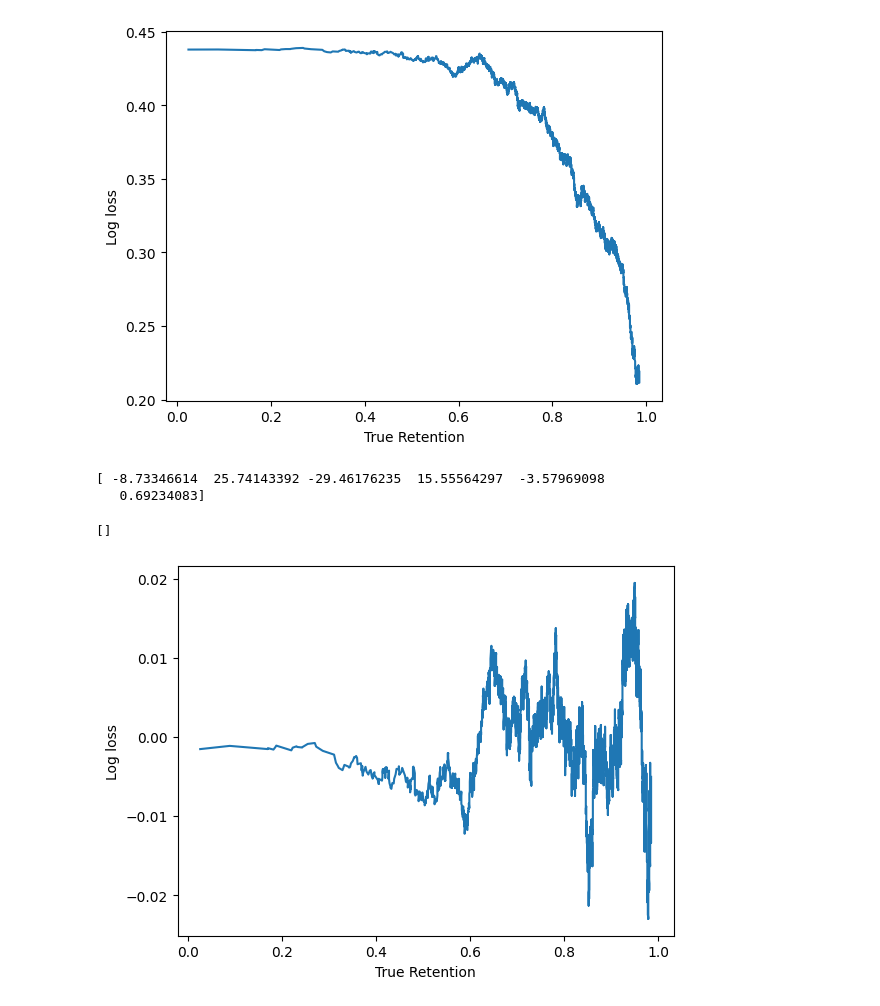
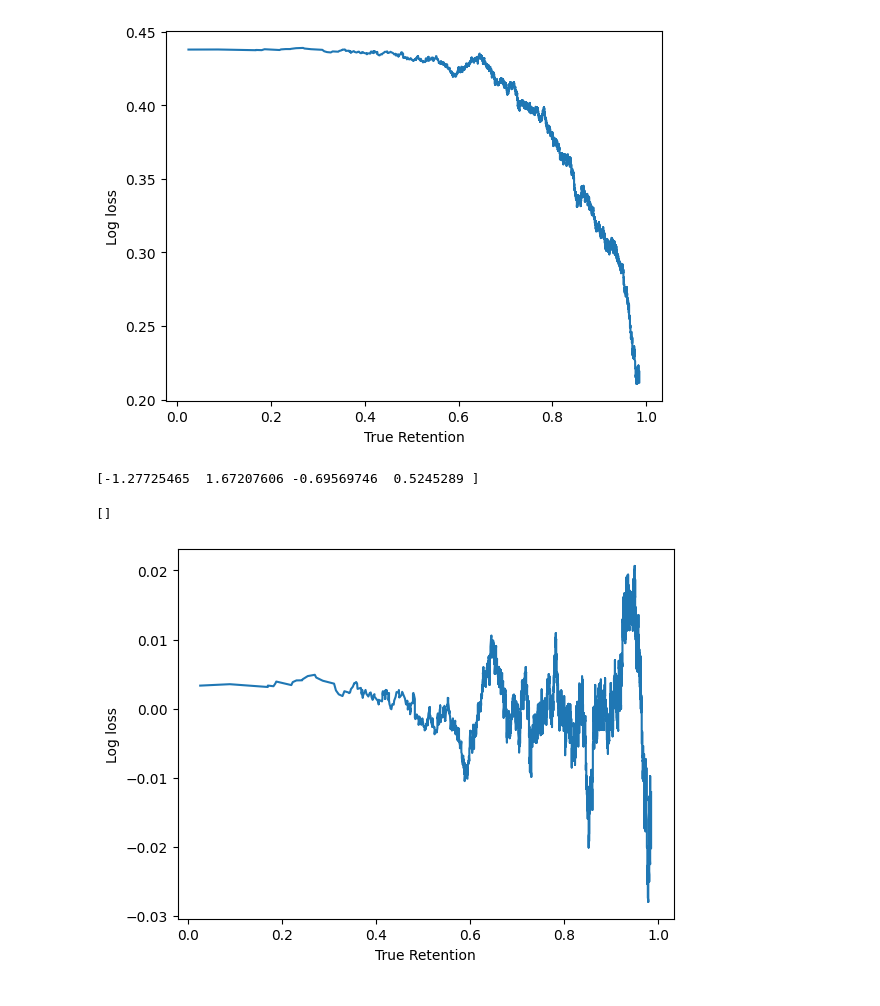
Before and after one commit to open-spaced-repetition/Anki-button-usage, a Jupyter notebook: loss-to-retention.ipynb, the cells around one changed output. Cells and saved outputs as stored; diff of their text form; code cells hidden in the pictures.

Commit message:
reduce coefficient count

```diff
--- a/loss-to-retention.ipynb
+++ b/loss-to-retention.ipynb
@@ -54,27 +54,27 @@ ax.plot()
 # %%
 ax = plt.axes()
 
-coefficients = np.polyfit(x, y, 5)
+coefficients = np.polyfit(x, y, 3)
 print(coefficients)
 
 def retention_factor(r, x):
     return x - np.polyval(coefficients, r)
 
 loss = retention_factor(x, y)
 
 ax.plot(
     x[:10000-bin_size],
     moving_average(
-        retention_factor(x, y),
+        loss,
         bin_size,
     ),
 )
 ax.set_xlabel("True Retention")
 ax.set_ylabel("Log loss")
 
+
 ax.plot()
 # %% [output]
-[ -8.73346614  25.74143392 -29.46176235  15.55564297  -3.57969098
-   0.69234083]
+[-1.27725465  1.67207606 -0.69569746  0.5245289 ]
 []
-[figure, old version]
+[figure, new version]
```
